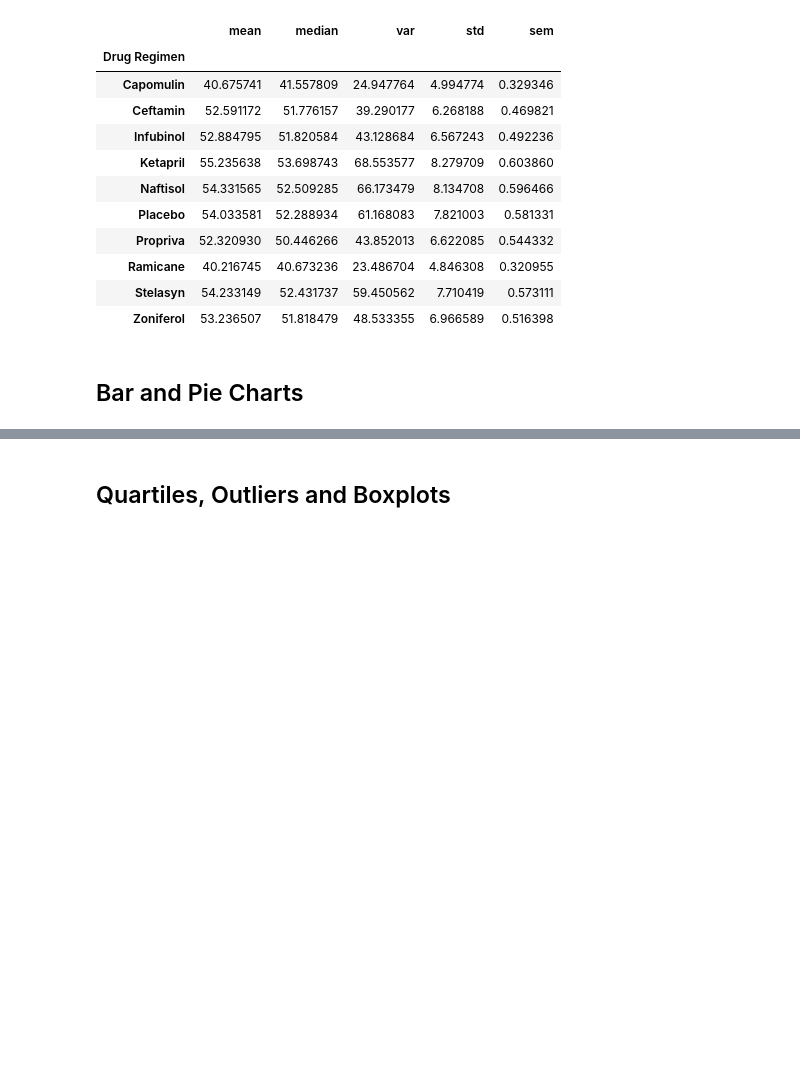
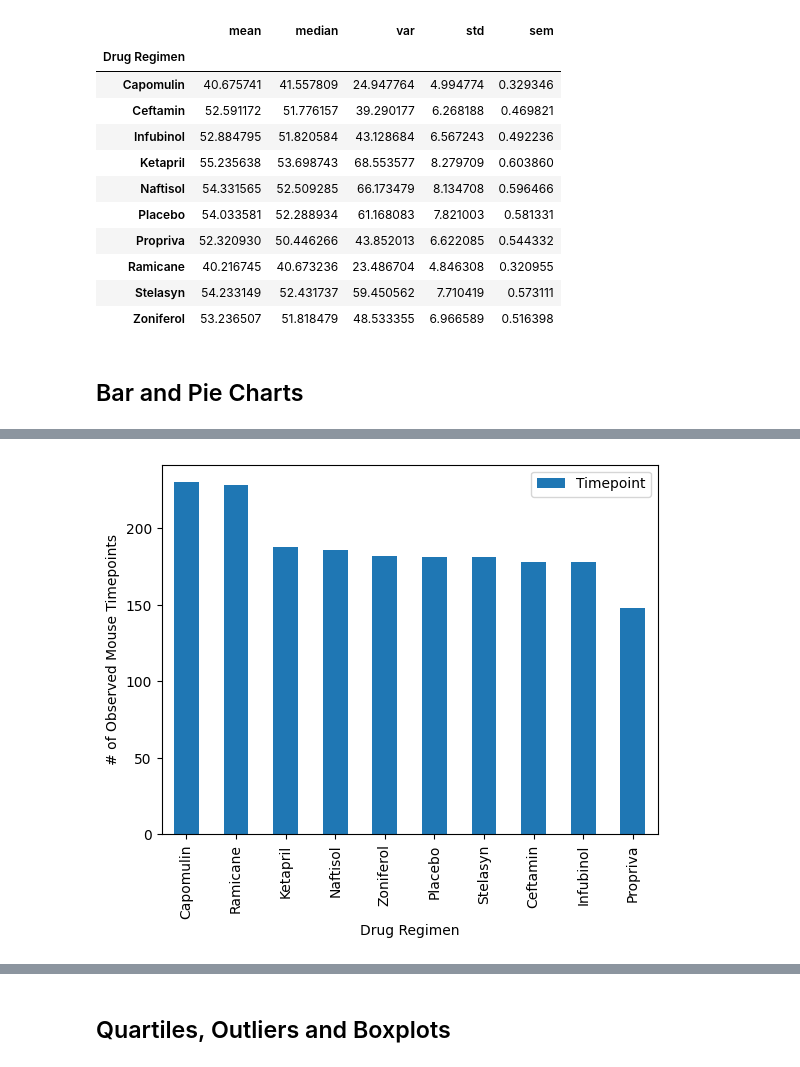
Before and after one commit to bassoon03/pymaceuticals, a Jupyter notebook: Starter_Code/Pymaceuticals/pymaceuticals_starter.ipynb, the cells around one changed output, grey strips where cells are left out. Saved outputs shown, nothing was run; the diff lists cells and outputs as text; code cells hidden in the pictures; blank space fills up the shorter version.

```diff
--- a/Starter_Code/Pymaceuticals/pymaceuticals_starter.ipynb
+++ b/Starter_Code/Pymaceuticals/pymaceuticals_starter.ipynb
@@ -200,2 +219,6 @@ summary_table_df
+# %%
+time_counts_df.plot.bar(x='Drug Regimen', y='Timepoint', ylabel = '# of Observed Mouse Timepoints');
+# %% [output]
+[figure, added]
 # %%
 # Generate a bar plot showing the total number of rows (Mouse ID/Timepoints) for each drug regimen using Pandas.
```
Also changed, not shown: parts of 15 cells of this notebook.
